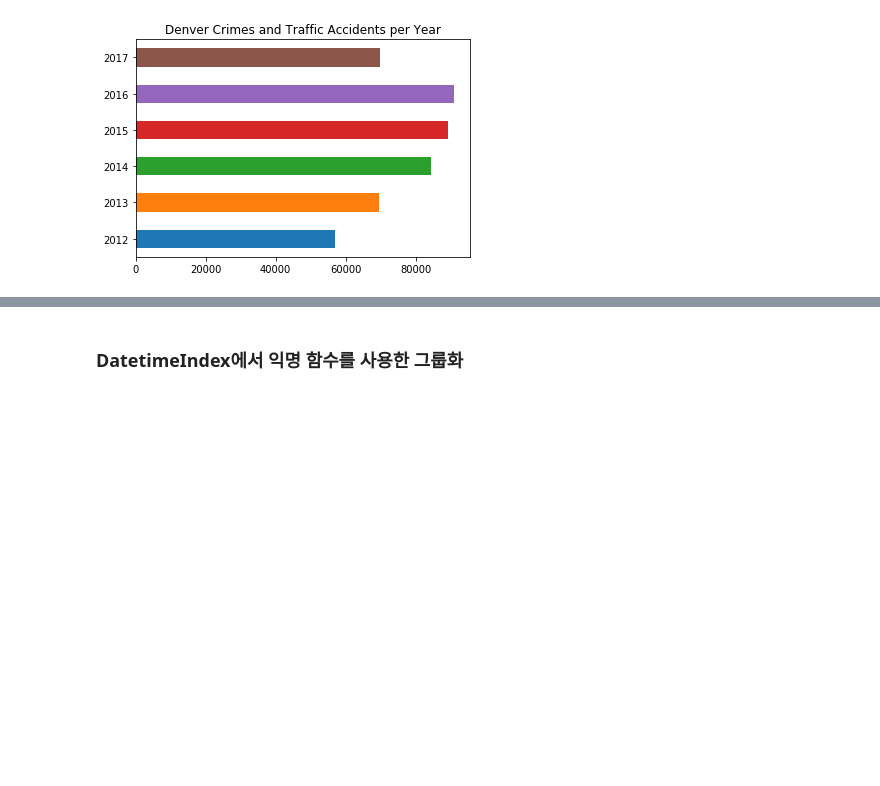
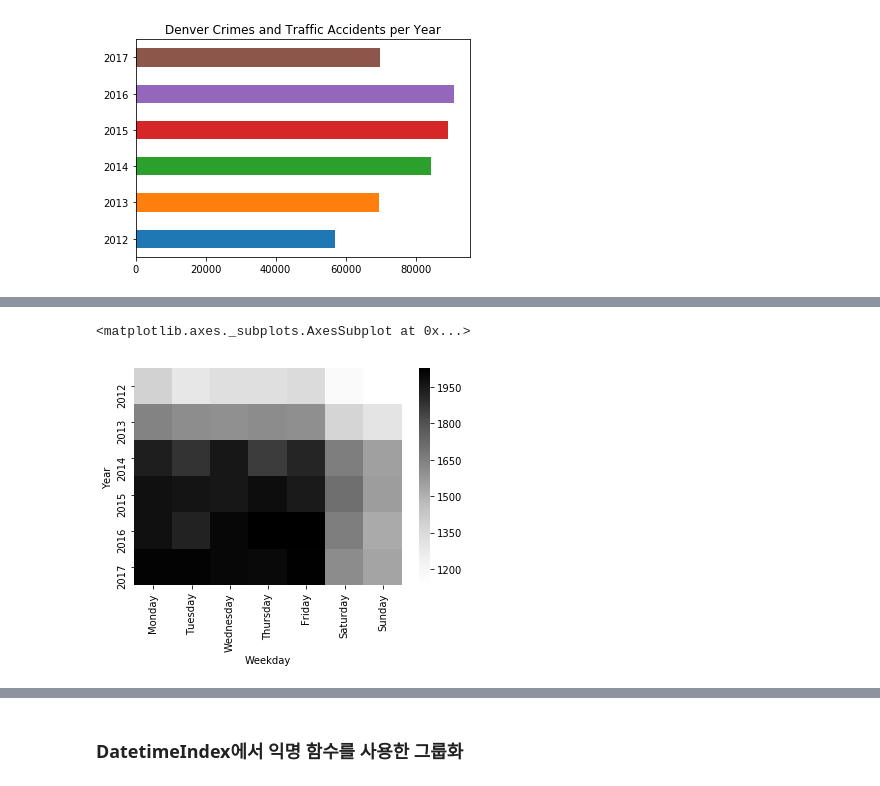
Before and after one commit to liberalapes/pandas_cookbook, a Jupyter notebook: 10장 시계열 분석.ipynb, the cells around one changed output, grey strips where cells are left out. Drawn from its saved outputs; the diff is of its cells as text; code cells hidden in the pictures; blank space fills up the shorter version.

```diff
--- a/10장 시계열 분석.ipynb
+++ b/10장 시계열 분석.ipynb
@@ -747,0 +816,3 @@ ValueError: Duplicated level name: "REPORTED_DATE", assigned to level 1, is alre
+# %%
+denver_pop = pd.read_csv(pwd + '/denver_pop.csv', index_col = 'Year')
+denver_pop
@@ -747,0 +828,4 @@ ValueError: Duplicated level name: "REPORTED_DATE", assigned to level 1, is alre
+# %%
+den_100k= denver_pop.div(100000).squeeze()
+crime_table2 = crime_table.div(den_100k, axis = 'index').astype('int')
+crime_table2
@@ -747,0 +841,5 @@ ValueError: Duplicated level name: "REPORTED_DATE", assigned to level 1, is alre
+# %%
+sns.heatmap(crime_table2, cmap = 'Greys')
+# %% [output]
+<matplotlib.axes._subplots.AxesSubplot at 0x...>
+[figure, added]
```
Also changed, not shown: parts of 52 cells of this notebook.
